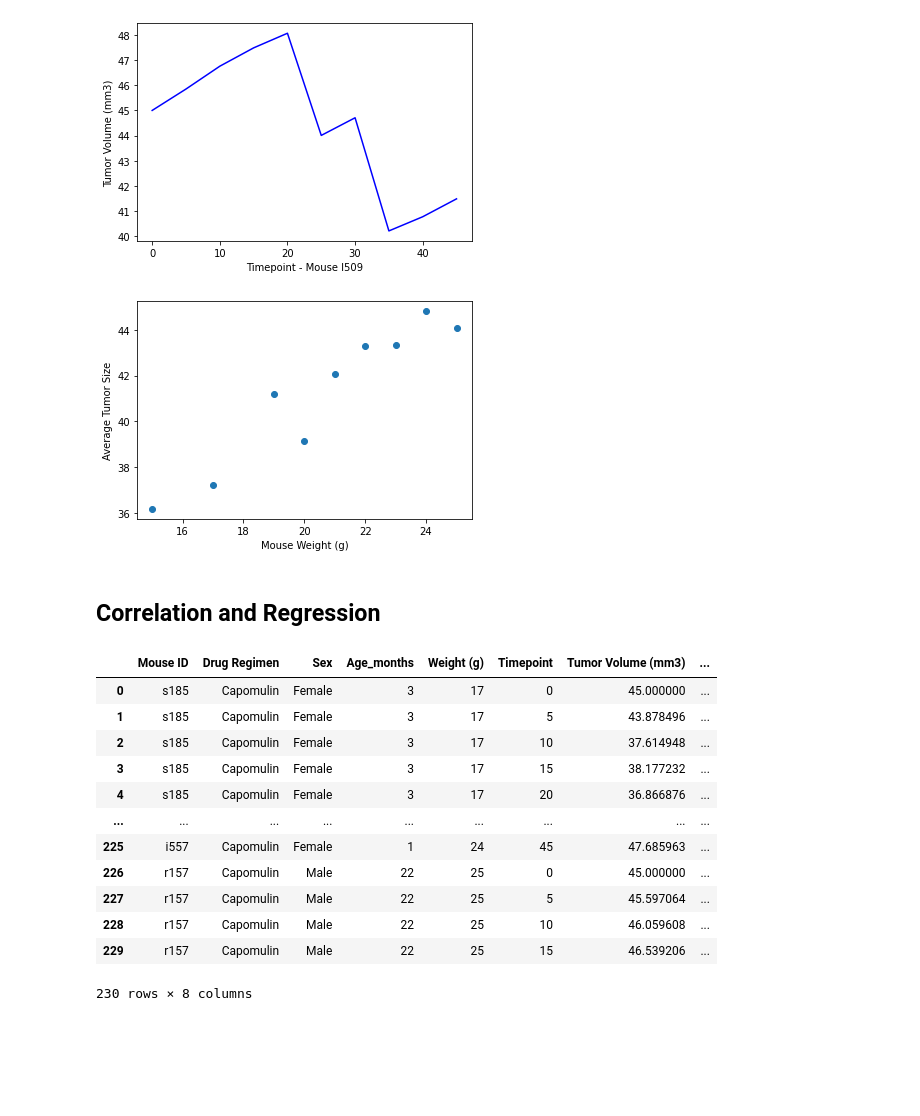
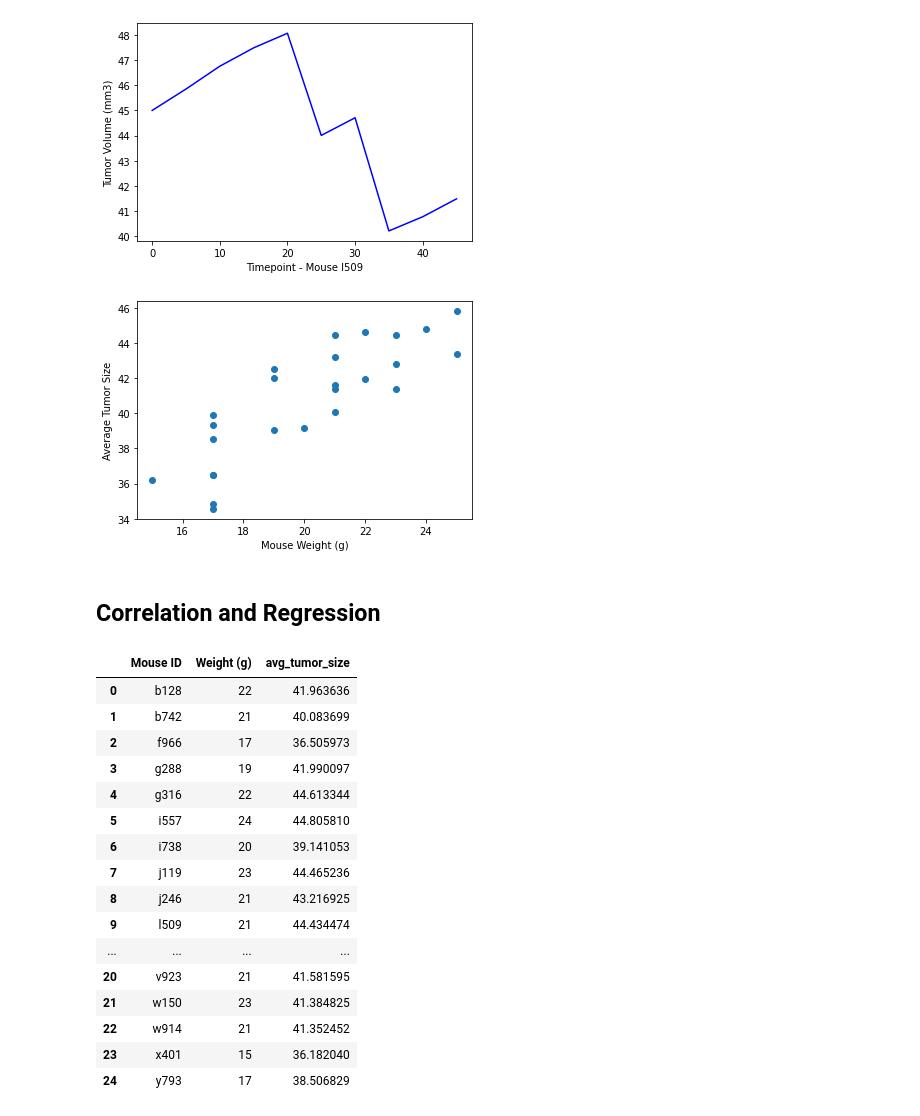
Before and after one commit to MarkusShipley/Matplotlib_Homework, a Jupyter notebook: pymaceuticals.ipynb, the cells around one changed output. Cells and saved outputs as stored; diff of their text form; code cells hidden in the pictures; blank space fills up the shorter version.

Commit message:
Final submission of MatPlotLib Homework
Summary observations added.  Scatter plot corrected -- original instructions poorly written and unclear.

```diff
--- a/pymaceuticals.ipynb
+++ b/pymaceuticals.ipynb
@@ -517,34 +522,41 @@ plt.show()
 [figure]
 # %%
 # Generate a scatter plot of average tumor volume vs. mouse weight for the Capomulin regimen
+
+#Calculate average tumor volume for each mouse for each weight group
 capomulin_drug_df=clean_merged_research_df[clean_merged_research_df["Drug Regimen"].isin(['Capomulin'])].reset_index(drop=True)
-capomulin_drug_df_avg=capomulin_drug_df.groupby(["Weight (g)"]).agg(
+capomulin_drug_df_avg=capomulin_drug_df.groupby(["Mouse ID", "Weight (g)"]).agg(
     avg_tumor_size = ('Tumor Volume (mm3)', 'mean')
 ).reset_index()
+
 
 plt.scatter(capomulin_drug_df_avg['Weight (g)'], capomulin_drug_df_avg['avg_tumor_size'])
 plt.xlabel("Mouse Weight (g)")
 plt.ylabel("Average Tumor Size")
 plt.show()
 # %% [output]
-[figure, old version]
+[figure, new version]
 # %% [markdown]
 ## Correlation and Regression
 # %%
 # Calculate the correlation coefficient and linear regression model
 # for mouse weight and average tumor volume for the Capomulin regimen
-capomulin_drug_df
+capomulin_drug_df_avg
 # %% [output]
-|  | Mouse ID | Drug Regimen | Sex | Age_months | Weight (g) | Timepoint | Tumor Volume (mm3) | ... |
-| 0 | s185 | Capomulin | Female | 3 | 17 | 0 | 45.000000 | ... |
-| 1 | s185 | Capomulin | Female | 3 | 17 | 5 | 43.878496 | ... |
-| 2 | s185 | Capomulin | Female | 3 | 17 | 10 | 37.614948 | ... |
-| 3 | s185 | Capomulin | Female | 3 | 17 | 15 | 38.177232 | ... |
-| 4 | s185 | Capomulin | Female | 3 | 17 | 20 | 36.866876 | ... |
-| ... | ... | ... | ... | ... | ... | ... | ... | ... |
-| 225 | i557 | Capomulin | Female | 1 | 24 | 45 | 47.685963 | ... |
-| 226 | r157 | Capomulin | Male | 22 | 25 | 0 | 45.000000 | ... |
-| 227 | r157 | Capomulin | Male | 22 | 25 | 5 | 45.597064 | ... |
-| 228 | r157 | Capomulin | Male | 22 | 25 | 10 | 46.059608 | ... |
-| 229 | r157 | Capomulin | Male | 22 | 25 | 15 | 46.539206 | ... |
+|  | Mouse ID | Weight (g) | avg_tumor_size |
+| 0 | b128 | 22 | 41.963636 |
+| 1 | b742 | 21 | 40.083699 |
+| 2 | f966 | 17 | 36.505973 |
+| 3 | g288 | 19 | 41.990097 |
+| 4 | g316 | 22 | 44.613344 |
+| 5 | i557 | 24 | 44.805810 |
+| 6 | i738 | 20 | 39.141053 |
+| 7 | j119 | 23 | 44.465236 |
+| 8 | j246 | 21 | 43.216925 |
+| 9 | l509 | 21 | 44.434474 |
+| ... | ... | ... | ... |
+| 20 | v923 | 21 | 41.581595 |
+| 21 | w150 | 23 | 41.384825 |
+| 22 | w914 | 21 | 41.352452 |
+| 23 | x401 | 15 | 36.182040 |
+| 24 | y793 | 17 | 38.506829 |
-230 rows × 8 columns
```
Also changed, not shown: parts of 6 cells of this notebook, 1 other file.
